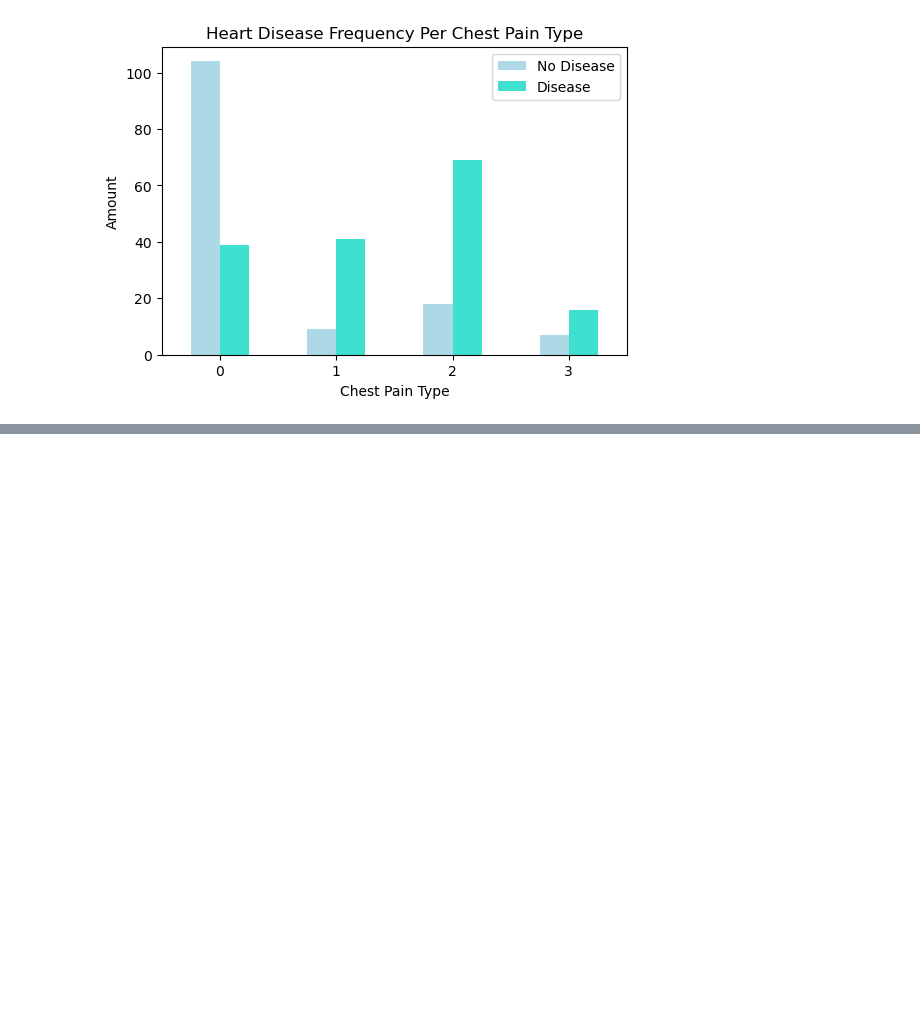
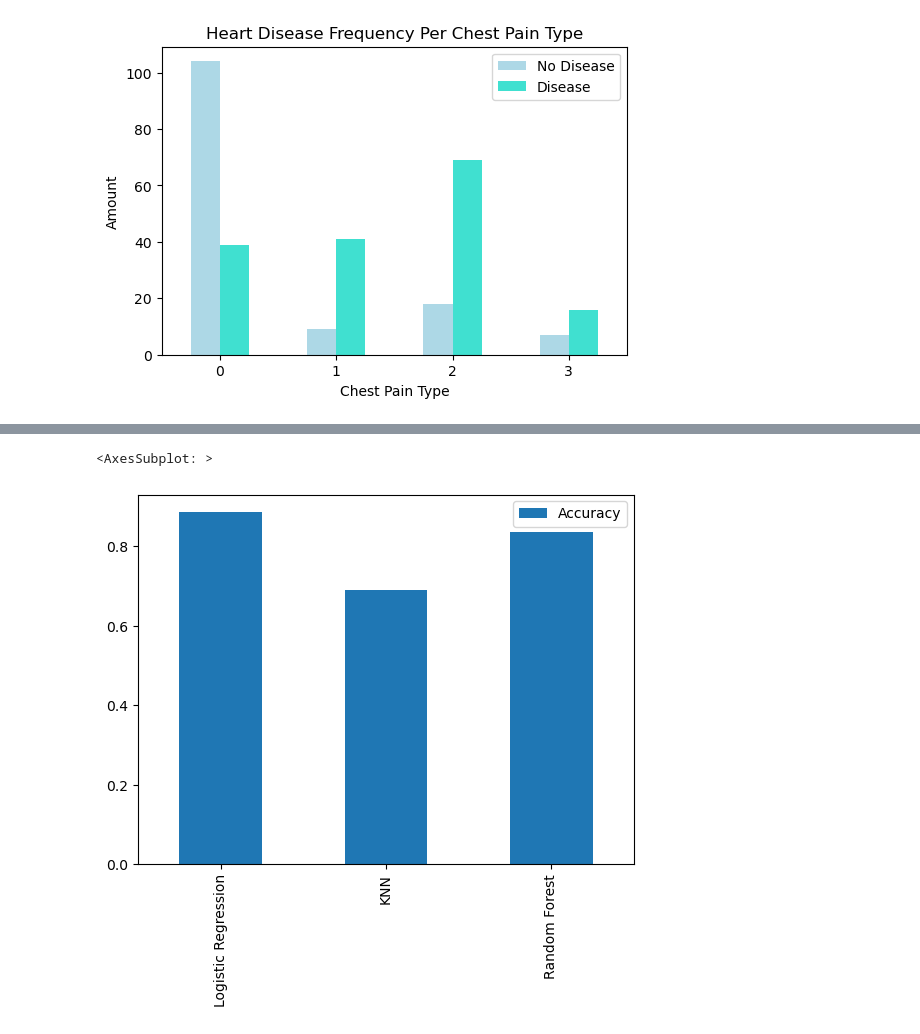
Before and after one commit to FerPicado/Machine-Learning-Bootcamp, a Jupyter notebook: Deep-Learning-PyTorch/Machine-Learning-with-PyTorch-and-Scikit-Learn/projects/online-courses/project-02/src/main.ipynb, the cells around one changed output, grey strips where cells are left out. Cells and saved outputs as stored; diff of their text form; code cells hidden in the pictures; blank space fills up the shorter version.

```diff
--- a/Deep-Learning-PyTorch/Machine-Learning-with-PyTorch-and-Scikit-Learn/projects/online-courses/project-02/src/main.ipynb
+++ b/Deep-Learning-PyTorch/Machine-Learning-with-PyTorch-and-Scikit-Learn/projects/online-courses/project-02/src/main.ipynb
@@ -297,0 +353,35 @@ ax.set_ylim(bottom, + 0.5, top - 0.5)
+# %%
+# create a f(x) to fit and score the model:
+
+def fit_and_score(model, X_train, X_test, y_train, y_test):
+    """
+    Fits and evaluates given machine learning models.
+    models : a dict of differetn Scikit-Learn machine learning models
+    X_train : training data (no labels)
+    X_test : testing data (no labels)
+    y_train : training labels
+    y_test : test labels
+    """
+    np.random.seed(42)
+
+    # Make a dict to keep model scores
+    model_scores = dict()
+
+    for name, clf in models.items():
+        # fit the data:
+        clf.fit(X_train, y_train)
+        # model score:
+        model_scores[name] = clf.score(X_test, y_test)
+    return model_scores
+# %%
+model_scores = fit_and_score(
+
+    model=models,
+    X_train=X_train,
+    X_test=X_test,
+    y_train=y_train,
+    y_test=y_test
+
+);
+
+model_scores
@@ -297,0 +399,9 @@ ax.set_ylim(bottom, + 0.5, top - 0.5)
+# %%
+#  visualize the results
+
+
+model_compare = pd.DataFrame(model_scores, index=["Accuracy"])
+model_compare.T.plot.bar()
+# %% [output]
+<AxesSubplot: >
+[figure, added]
```
Also changed, not shown: parts of 17 cells of this notebook.
